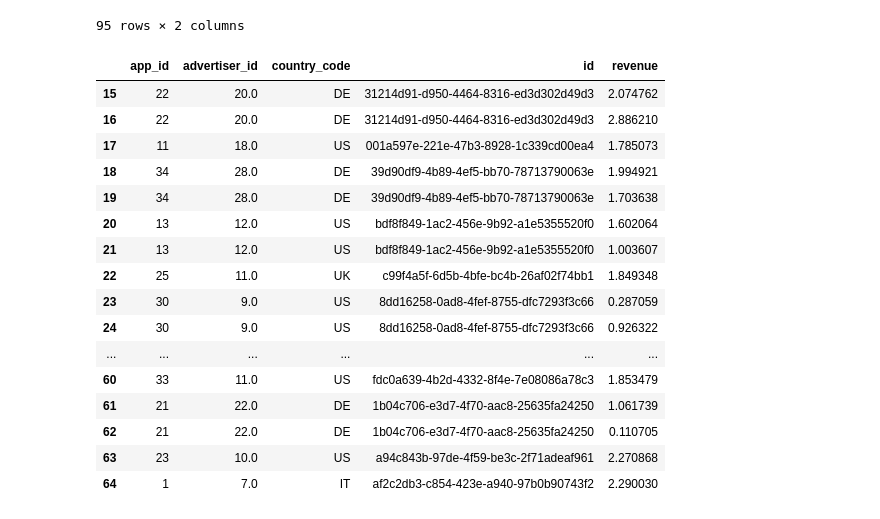
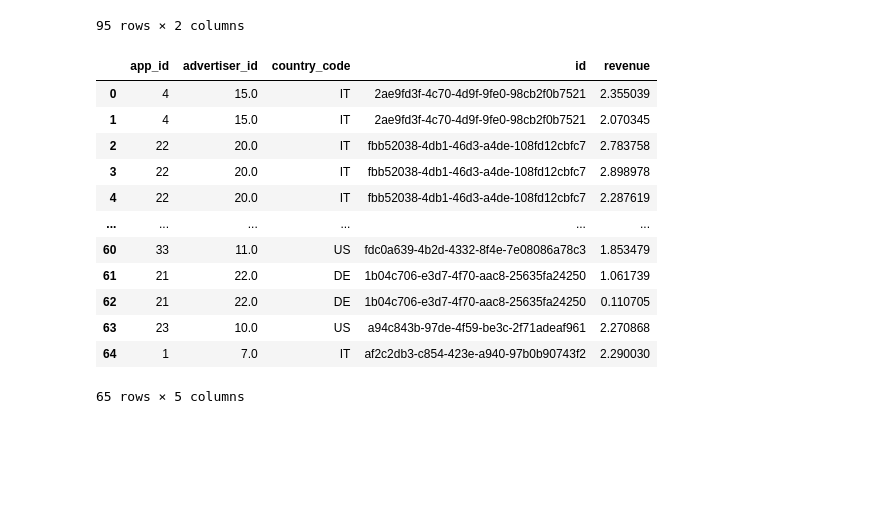
Before and after one commit to eyamini/Verve-Top-Advertisers, a Jupyter notebook: Merged.ipynb, the cells around one changed output. Saved outputs shown, nothing was run; the diff lists cells and outputs as text; code cells hidden in the pictures; blank space fills up the shorter version.

```diff
--- a/Merged.ipynb
+++ b/Merged.ipynb
@@ -5,11 +5,13 @@ import scipy.stats as stats
 # %%
 impressions_path= "impressions.json"
 impressions_raw= pd.read_json(impressions_path)
+
 impressions_raw.drop_duplicates(inplace=True)
 nan_value = float("NaN")
 impressions_raw.replace("", nan_value, inplace=True)
 impressions_raw.dropna(subset = ["country_code"], inplace=True)
-impressions = impressions_raw[impressions_raw["country_code"].str.contains("None" or "NaN")==False]
+impressions = impressions_raw[impressions_raw["country_code" and "id"].str.contains("None" or "NaN")==False]
+impressions_raw = impressions_raw.astype({"app_id": int, "advertiser_id": int, "country_code": str, "id": str})
 impressions
 # %% [output]
 |  | app_id | advertiser_id | country_code | id |
@@ -30,6 +32,7 @@ clicks_path= "clicks.json"
 clicks= pd.read_json(clicks_path)
 clicks = clicks.rename(columns={"impression_id": "id"})
 clicks.drop_duplicates(inplace=True)
+clicks = clicks.astype({"id": str, "revenue": float})
 clicks
 # %% [output]
 |  | id | revenue |
@@ -47,22 +50,18 @@ clicks
 95 rows × 2 columns
 # %%
 merged = pd.merge(impressions, clicks, on="id")
-merged.tail(50)
+merged
 # %% [output]
 |  | app_id | advertiser_id | country_code | id | revenue |
-| 15 | 22 | 20.0 | DE | 31214d91-d950-4464-8316-ed3d302d49d3 | 2.074762 |
-| 16 | 22 | 20.0 | DE | 31214d91-d950-4464-8316-ed3d302d49d3 | 2.886210 |
-| 17 | 11 | 18.0 | US | 001a597e-221e-47b3-8928-1c339cd00ea4 | 1.785073 |
-| 18 | 34 | 28.0 | DE | 39d90df9-4b89-4ef5-bb70-78713790063e | 1.994921 |
-| 19 | 34 | 28.0 | DE | 39d90df9-4b89-4ef5-bb70-78713790063e | 1.703638 |
-| 20 | 13 | 12.0 | US | bdf8f849-1ac2-456e-9b92-a1e5355520f0 | 1.602064 |
-| 21 | 13 | 12.0 | US | bdf8f849-1ac2-456e-9b92-a1e5355520f0 | 1.003607 |
-| 22 | 25 | 11.0 | UK | c99f4a5f-6d5b-4bfe-bc4b-26af02f74bb1 | 1.849348 |
-| 23 | 30 | 9.0 | US | 8dd16258-0ad8-4fef-8755-dfc7293f3c66 | 0.287059 |
-| 24 | 30 | 9.0 | US | 8dd16258-0ad8-4fef-8755-dfc7293f3c66 | 0.926322 |
+| 0 | 4 | 15.0 | IT | 2ae9fd3f-4c70-4d9f-9fe0-98cb2f0b7521 | 2.355039 |
+| 1 | 4 | 15.0 | IT | 2ae9fd3f-4c70-4d9f-9fe0-98cb2f0b7521 | 2.070345 |
+| 2 | 22 | 20.0 | IT | fbb52038-4db1-46d3-a4de-108fd12cbfc7 | 2.783758 |
+| 3 | 22 | 20.0 | IT | fbb52038-4db1-46d3-a4de-108fd12cbfc7 | 2.898978 |
+| 4 | 22 | 20.0 | IT | fbb52038-4db1-46d3-a4de-108fd12cbfc7 | 2.287619 |
 | ... | ... | ... | ... | ... | ... |
 | 60 | 33 | 11.0 | US | fdc0a639-4b2d-4332-8f4e-7e08086a78c3 | 1.853479 |
 | 61 | 21 | 22.0 | DE | 1b04c706-e3d7-4f70-aac8-25635fa24250 | 1.061739 |
 | 62 | 21 | 22.0 | DE | 1b04c706-e3d7-4f70-aac8-25635fa24250 | 0.110705 |
 | 63 | 23 | 10.0 | US | a94c843b-97de-4f59-be3c-2f71adeaf961 | 2.270868 |
 | 64 | 1 | 7.0 | IT | af2c2db3-c854-423e-a940-97b0b90743f2 | 2.290030 |
+65 rows × 5 columns
```
Also changed, not shown: parts of 4 cells of this notebook.
